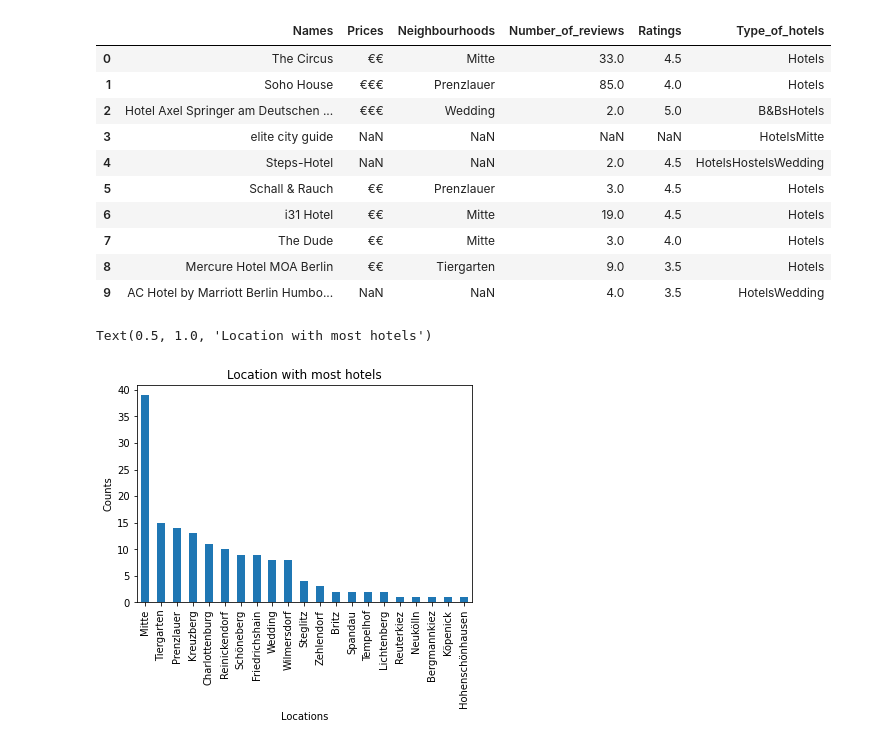
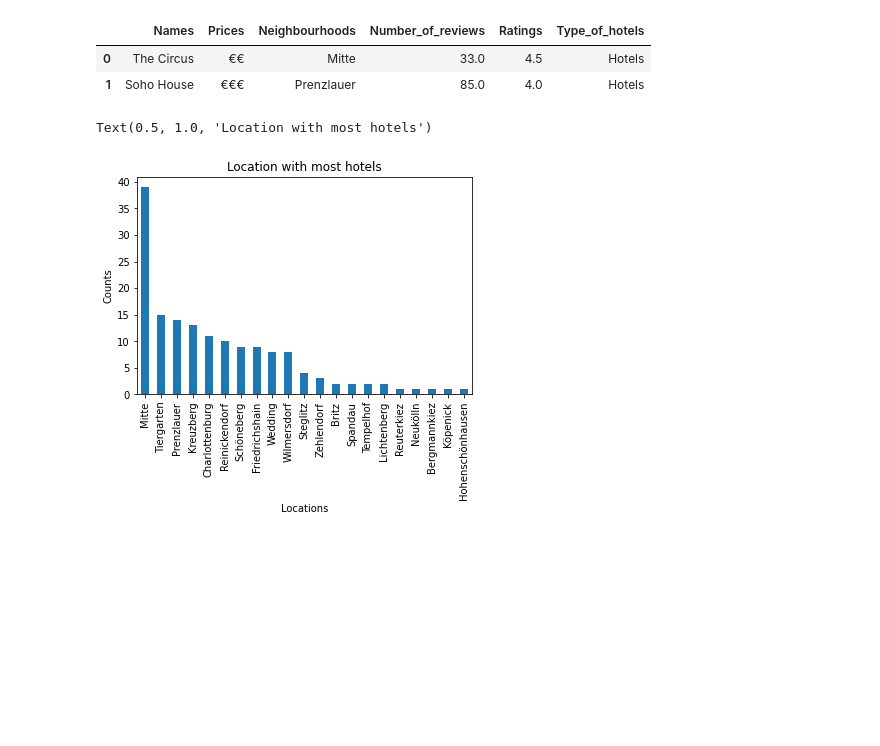
Before and after one commit to AndreaViviani89/1st-Build-Week, a Jupyter notebook: Hotelanalysis.ipynb, the cells around one changed output. Saved outputs shown, nothing was run; the diff lists cells and outputs as text; code cells hidden in the pictures; blank space fills up the shorter version.

```diff
--- a/Hotelanalysis.ipynb
+++ b/Hotelanalysis.ipynb
@@ -5,19 +5,11 @@ import matplotlib.pyplot as plt
 %matplotlib inline
 # %%
 df = pd.read_csv('Hoteldata.csv')
-df.head(10)
+df.head(2)
 # %% [output]
 |  | Names | Prices | Neighbourhoods | Number_of_reviews | Ratings | Type_of_hotels |
 | 0 | The Circus | €€ | Mitte | 33.0 | 4.5 | Hotels |
 | 1 | Soho House | €€€ | Prenzlauer | 85.0 | 4.0 | Hotels |
-| 2 | Hotel Axel Springer am Deutschen ... | €€€ | Wedding | 2.0 | 5.0 | B&BsHotels |
-| 3 | elite city guide | NaN | NaN | NaN | NaN | HotelsMitte |
-| 4 | Steps-Hotel | NaN | NaN | 2.0 | 4.5 | HotelsHostelsWedding |
-| 5 | Schall & Rauch | €€ | Prenzlauer | 3.0 | 4.5 | Hotels |
-| 6 | i31 Hotel | €€ | Mitte | 19.0 | 4.5 | Hotels |
-| 7 | The Dude | €€ | Mitte | 3.0 | 4.0 | Hotels |
-| 8 | Mercure Hotel MOA Berlin | €€ | Tiergarten | 9.0 | 3.5 | Hotels |
-| 9 | AC Hotel by Marriott Berlin Humbo... | NaN | NaN | 4.0 | 3.5 | HotelsWedding |
 # %%
 # df.info()
 # %%
```
Also changed, not shown: parts of 7 cells of this notebook.
